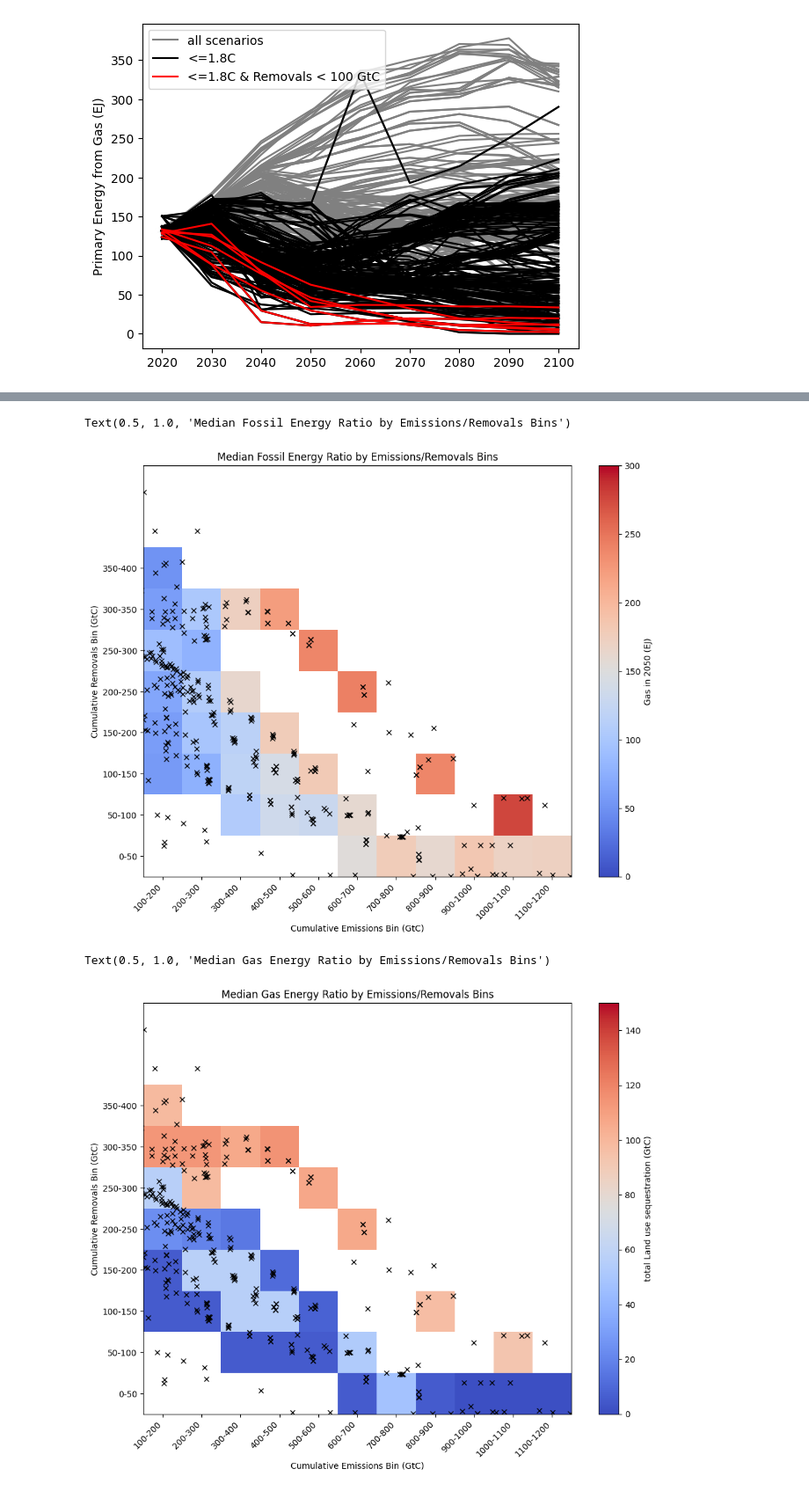
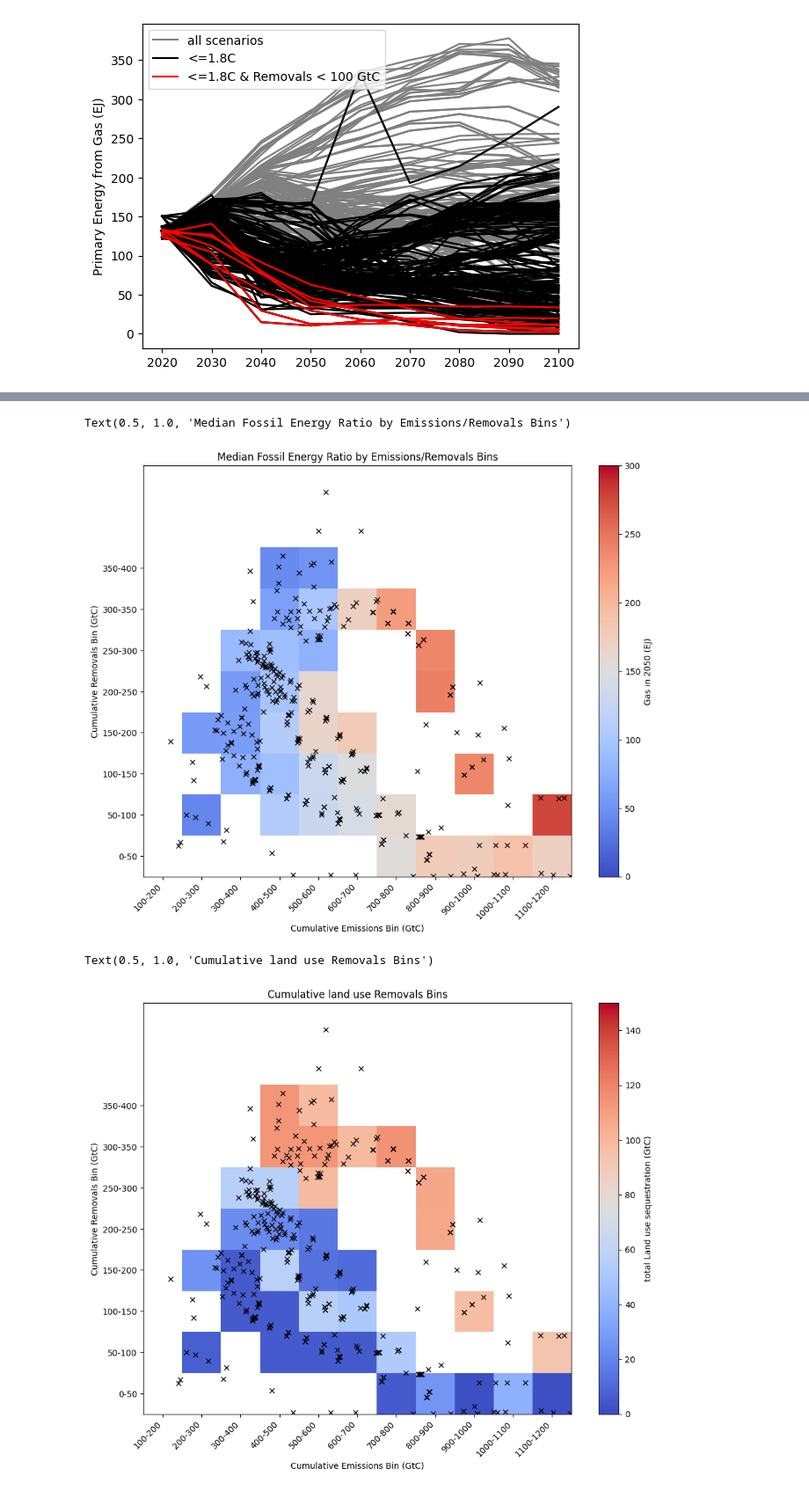
Before and after one commit to benmsanderson/classify_sink, a Jupyter notebook: iiasa.ipynb, the cells around one changed output, grey strips where cells are left out. Shown at 88% size. Cells and saved outputs as stored; diff of their text form; code cells hidden in the pictures.

Commit message:
cumulative positive grouping

```diff
--- a/iiasa.ipynb
+++ b/iiasa.ipynb
@@ -140,7 +140,9 @@ removals=(interpolated_data['Carbon Sequestration|CCS']+
 # %%
 temp=interpolated_data['AR6 climate diagnostics|Surface Temperature (GSAT)|FaIRv1.6.2|50.0th Percentile']
 # %%
-emissions=1/1000/44*12*interpolated_data['Emissions|CO2']#|Energy and Industrial Processes']
+netemissions=1/1000/44*12*interpolated_data['Emissions|CO2']#|Energy and Industrial Processes']
+# %%
+emissions=netemissions+removals
 # %%
 t2100 = temp.iloc[-1]
 # %%
@@ -188,5 +190,5 @@ classification_df.head()
 # %%
-def plot_binned_variable_by_emissions_removals(variable_series, classification_df, title=None, cmap='coolwarm', xlabel='Cumulative Emissions Bin (GtC)', ylabel='Cumulative Removals Bin (GtC)', colorbar_label=None, aggregation='mean'):
+def plot_binned_variable_by_emissions_removals(variable_series, classification_df, title=None, cmap='coolwarm', xlabel='Cumulative +ve Emissions Bin (GtC)', ylabel='Cumulative Removals Bin (GtC)', colorbar_label=None, aggregation='mean'):
     """
     Plots the mean or median value of a variable (e.g., temperature, emissions, etc.) in a 2D grid binned by cumulative emissions and removals.
 
@@ -287,21 +289,21 @@ ax.set_ylim(0, 500)
 ax.set_title('Median Fossil Energy Ratio by Emissions/Removals Bins')
 # %% [output]
 Text(0.5, 1.0, 'Median Fossil Energy Ratio by Emissions/Removals Bins')
-[figure, old version]
+[figure, new version]
 # %%
 
 
 im, ax = plot_binned_variable_by_emissions_removals(
     interpolated_data['Carbon Sequestration|Land Use'].sum()/1000*12/44,
     classification_df,
     colorbar_label='total Land use sequestration (GtC)',
     aggregation='median'
 )
 im.set_clim(0, 150)
 ax.plot((emissions).sum(), removals.sum(), 'kx')
 ax.set_xlim(100, 1200)
 ax.set_ylim(0, 500)
-ax.set_title('Median Gas Energy Ratio by Emissions/Removals Bins')
+ax.set_title('Cumulative land use Removals Bins')
 # %% [output]
-Text(0.5, 1.0, 'Median Gas Energy Ratio by Emissions/Removals Bins')
+Text(0.5, 1.0, 'Cumulative land use Removals Bins')
-[figure, old version]
+[figure, new version]
```
Also changed, not shown: parts of 2 cells of this notebook.
